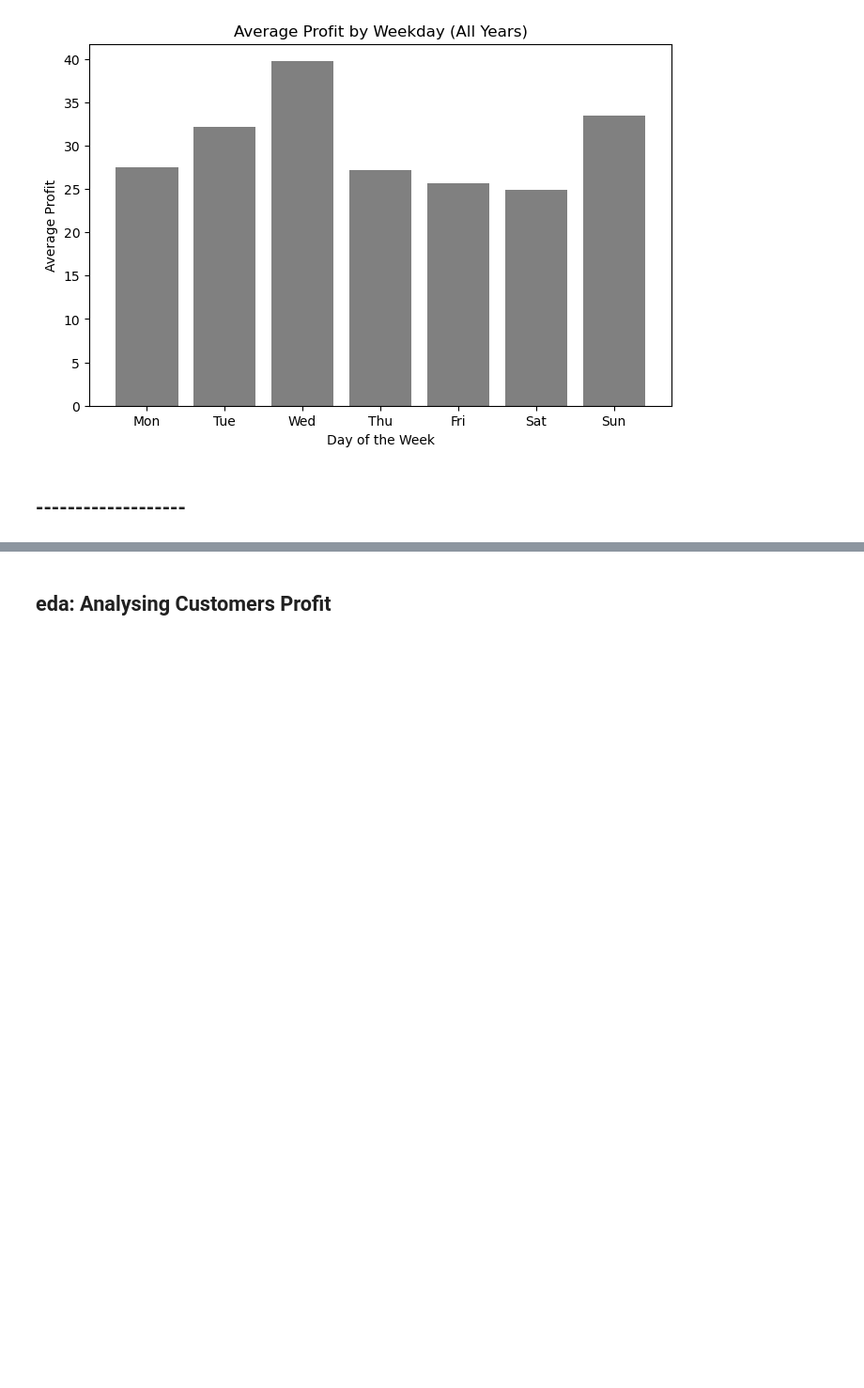
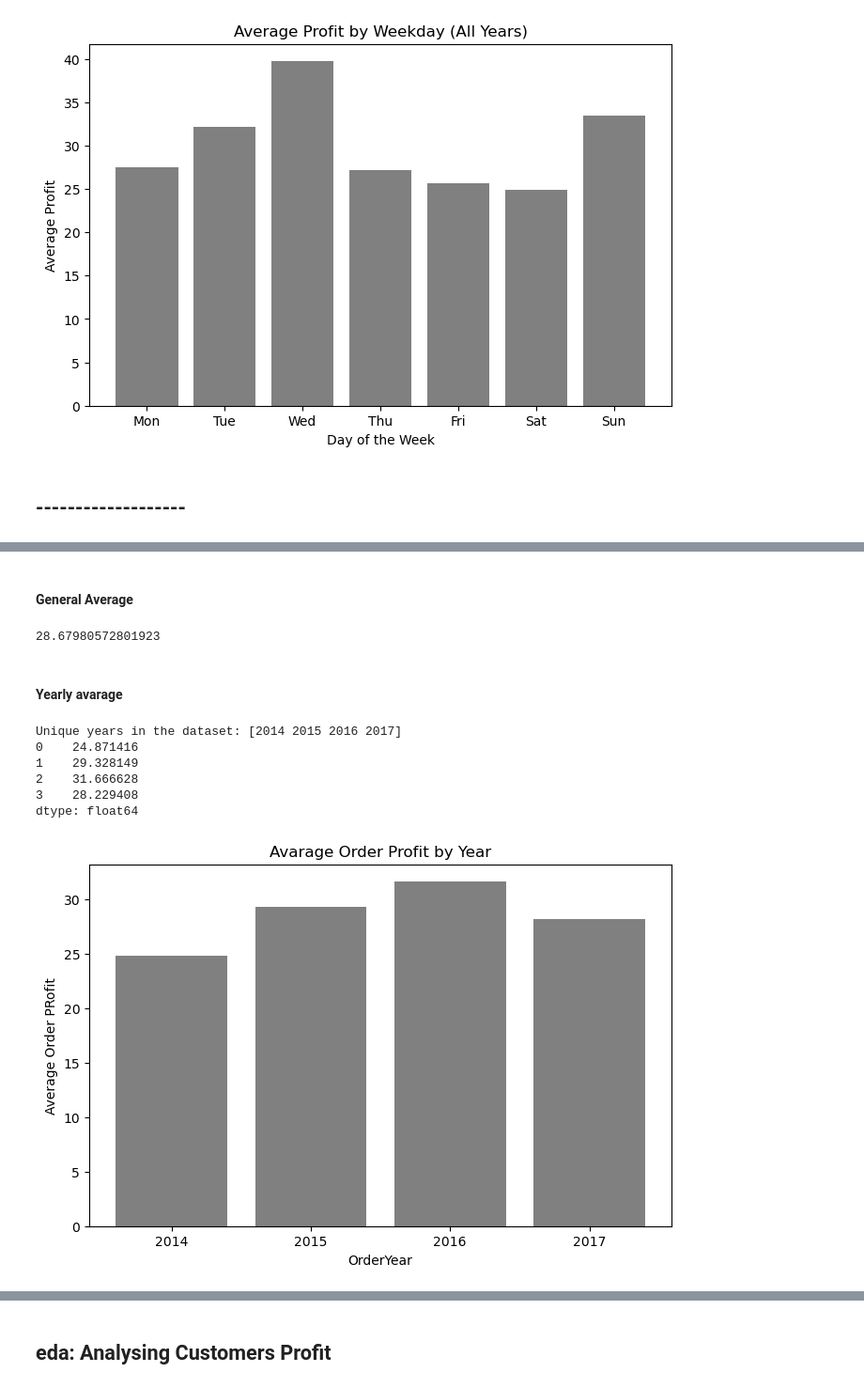
Before and after one commit to marcosmicozzi/Module02, a Jupyter notebook: module2_eda.ipynb, the cells around one changed output, grey strips where cells are left out. Shown at 94% size. Cells and saved outputs as stored; diff of their text form; code cells hidden in the pictures; blank space fills up the shorter version.

```diff
--- a/module2_eda.ipynb
+++ b/module2_eda.ipynb
@@ -168,0 +185,37 @@ plt.show()
+# %% [markdown]
+#### General Average
+# %%
+avg_ord_value = df['Profit'].sum() / df['OrderID'].count()
+print(avg_ord_value)
+# %% [output]
+28.67980572801923
+# %% [markdown]
+#### Yearly avarage
+# %%
+unique_years = df['OrderYear'].unique()
+print("Unique years in the dataset:", unique_years)
+
+profit_year = df.groupby('OrderYear')['Profit'].sum().reset_index()
+# print(profit_year['Profit'])
+order_amount_year = df.groupby('OrderYear')['OrderID'].count().reset_index()
+# print(order_amount_year['OrderID'])
+merged = profit_year.merge(order_amount_year ,on='OrderYear')
+avg_orderprice_by_year = merged['Profit']/merged['OrderID']
+print(avg_orderprice_by_year)
+# %% [output]
+Unique years in the dataset: [2014 2015 2016 2017]
+0    24.871416
+1    29.328149
+2    31.666628
+3    28.229408
+dtype: float64
+# %%
+plt.figure(figsize=(8,5))
+plt.bar(merged['OrderYear'], avg_orderprice_by_year, color='grey')
+plt.title('Avarage Order Profit by Year')
+plt.xlabel('OrderYear')
+plt.ylabel('Average Order PRofit')
+plt.xticks(merged['OrderYear'])
+plt.show()
+# %% [output]
+[figure, added]
```
Also changed, not shown: parts of 13 cells of this notebook.
